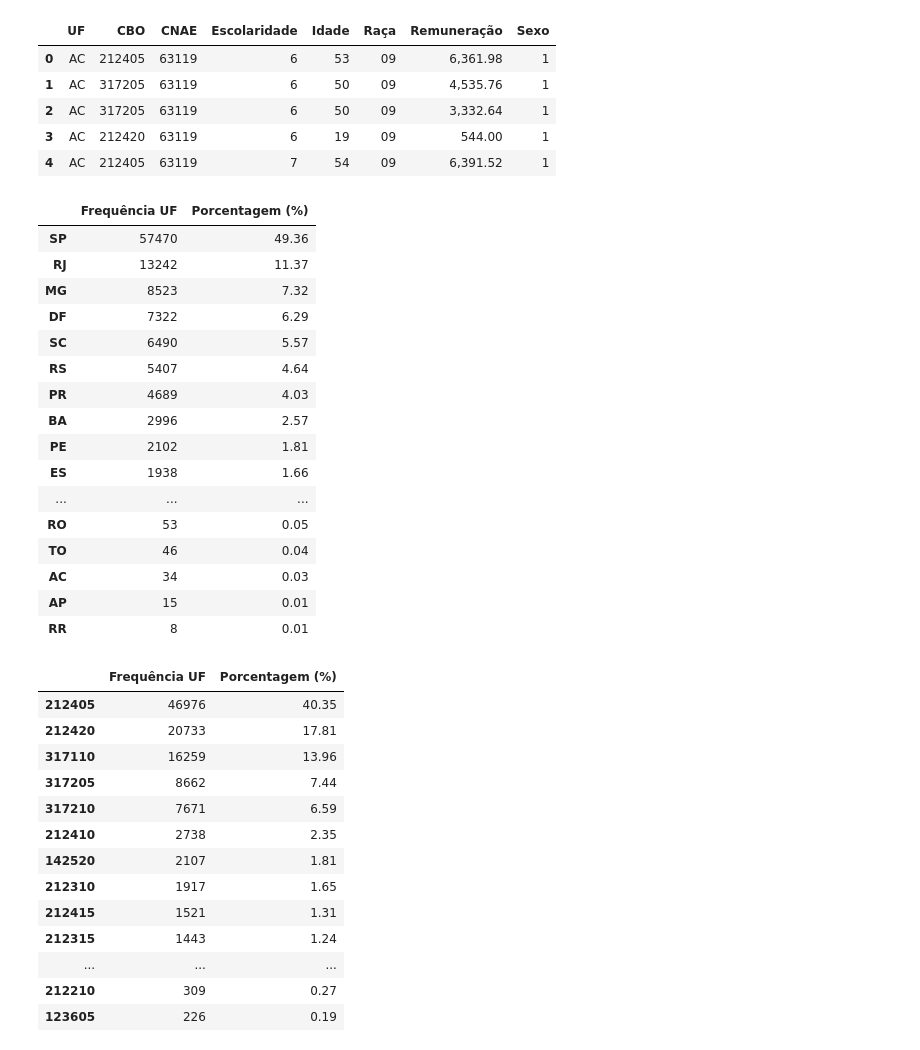
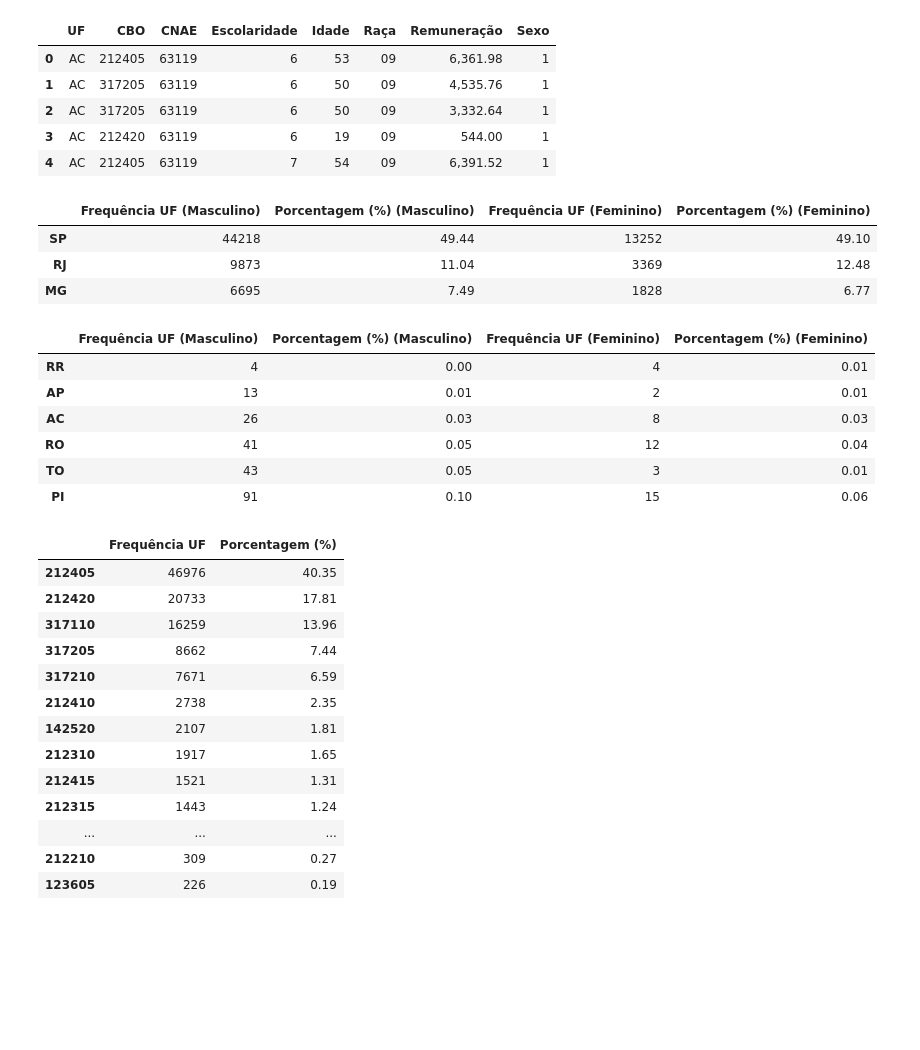
Before and after one commit to yohannmax/ic_fatec_dif_salarial_ti, a Jupyter notebook: notebooks/01-dif_salarial_intro_dados.ipynb, the cells around one changed output. Saved outputs shown, nothing was run; the diff lists cells and outputs as text; code cells hidden in the pictures; blank space fills up the shorter version.

Commit message:
Tabelas de distribuição por sexo nos estados e análise

```diff
--- a/notebooks/01-dif_salarial_geral.ipynb
+++ b/notebooks/01-dif_salarial_intro_dados.ipynb
@@ -39,32 +22,3 @@ RAIS_2019.head()
 | 2 | AC | 317205 | 63119 | 6 | 50 | 09 | 3,332.64 | 1 |
 | 3 | AC | 212420 | 63119 | 6 | 19 | 09 | 544.00 | 1 |
 | 4 | AC | 212405 | 63119 | 7 | 54 | 09 | 6,391.52 | 1 |
-# %%
-# Demonstração dos dados por UF:
-
-frequencia_UF = RAIS_2019.UF.value_counts()
-percentual_UF = RAIS_2019.UF.value_counts(normalize = True) * 100
-
-dist_freq_UF = pd.DataFrame(
-    {'Frequência UF': frequencia_UF, 'Porcentagem (%)': percentual_UF}
-)
-
-dist_freq_UF
-# %% [output]
-|  | Frequência UF | Porcentagem (%) |
-| SP | 57470 | 49.36 |
-| RJ | 13242 | 11.37 |
-| MG | 8523 | 7.32 |
-| DF | 7322 | 6.29 |
-| SC | 6490 | 5.57 |
-| RS | 5407 | 4.64 |
-| PR | 4689 | 4.03 |
-| BA | 2996 | 2.57 |
-| PE | 2102 | 1.81 |
-| ES | 1938 | 1.66 |
-| ... | ... | ... |
-| RO | 53 | 0.05 |
-| TO | 46 | 0.04 |
-| AC | 34 | 0.03 |
-| AP | 15 | 0.01 |
-| RR | 8 | 0.01 |
@@ -70,0 +27,27 @@ dist_freq_UF
+# %%
+# Demonstração dos dados por UF:
+
+dist_freq_UF = pd.DataFrame(
+    {'Frequência UF (Masculino)': RAIS_2019.query("Sexo == 1").UF.value_counts(),
+     'Porcentagem (%) (Masculino)': RAIS_2019.query("Sexo == 1").UF.value_counts(normalize = True) * 100,
+     'Frequência UF (Feminino)': RAIS_2019.query("Sexo == 2").UF.value_counts(),
+     'Porcentagem (%) (Feminino)': RAIS_2019.query("Sexo == 2").UF.value_counts(normalize = True) * 100,
+     }
+)
+
+dist_freq_UF.sort_values('Frequência UF (Masculino)', ascending = False).head(3)
+# %% [output]
+|  | Frequência UF (Masculino) | Porcentagem (%) (Masculino) | Frequência UF (Feminino) | Porcentagem (%) (Feminino) |
+| SP | 44218 | 49.44 | 13252 | 49.10 |
+| RJ | 9873 | 11.04 | 3369 | 12.48 |
+| MG | 6695 | 7.49 | 1828 | 6.77 |
+# %%
+dist_freq_UF.sort_values('Frequência UF (Masculino)', ascending = True).head(6)
+# %% [output]
+|  | Frequência UF (Masculino) | Porcentagem (%) (Masculino) | Frequência UF (Feminino) | Porcentagem (%) (Feminino) |
+| RR | 4 | 0.00 | 4 | 0.01 |
+| AP | 13 | 0.01 | 2 | 0.01 |
+| AC | 26 | 0.03 | 8 | 0.03 |
+| RO | 41 | 0.05 | 12 | 0.04 |
+| TO | 43 | 0.05 | 3 | 0.01 |
+| PI | 91 | 0.10 | 15 | 0.06 |
```
Also changed, not shown: parts of 4 cells of this notebook, 1 other file.
